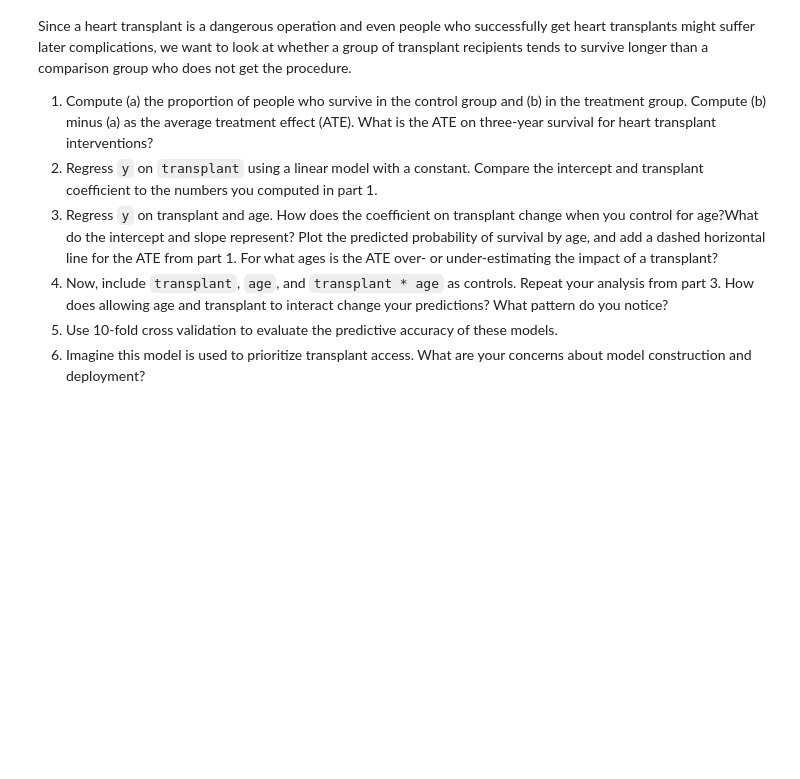
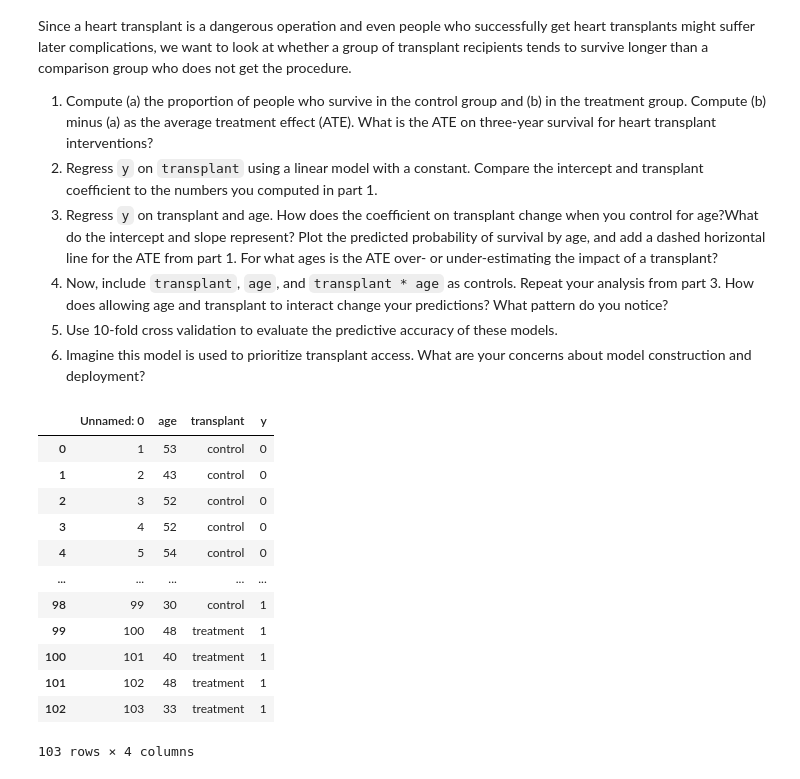
Before and after one commit to hershiaytoda/undergrad_ml_assignments, a Jupyter notebook: 03_assignment_linear_models.ipynb, the cells around one changed output. Saved outputs shown, nothing was run; the diff lists cells and outputs as text; code cells hidden in the pictures; blank space fills up the shorter version.

```diff
--- a/03_assignment_linear_models.ipynb
+++ b/03_assignment_linear_models.ipynb
@@ -171,3 +273,21 @@ Since a heart transplant is a dangerous operation and even people who successful
 4. Now, include `transplant`, `age`, and `transplant * age` as controls. Repeat your analysis from part 3. How does allowing age and transplant to interact change your predictions? What pattern do you notice?
 5. Use 10-fold cross validation to evaluate the predictive accuracy of these models.
 6. Imagine this model is used to prioritize transplant access. What are your concerns about model construction and deployment?
+# %%
+#!git clone https://github.com/hershiaytoda/undergrad_ml_assignments.git
+df = pd.read_csv("undergrad_ml_assignments/data/heart_hw.csv")
+df
+# %% [output]
+|  | Unnamed: 0 | age | transplant | y |
+| 0 | 1 | 53 | control | 0 |
+| 1 | 2 | 43 | control | 0 |
+| 2 | 3 | 52 | control | 0 |
+| 3 | 4 | 52 | control | 0 |
+| 4 | 5 | 54 | control | 0 |
+| ... | ... | ... | ... | ... |
+| 98 | 99 | 30 | control | 1 |
+| 99 | 100 | 48 | treatment | 1 |
+| 100 | 101 | 40 | treatment | 1 |
+| 101 | 102 | 48 | treatment | 1 |
+| 102 | 103 | 33 | treatment | 1 |
+103 rows × 4 columns
```
Also changed, not shown: parts of 1 cell of this notebook.
